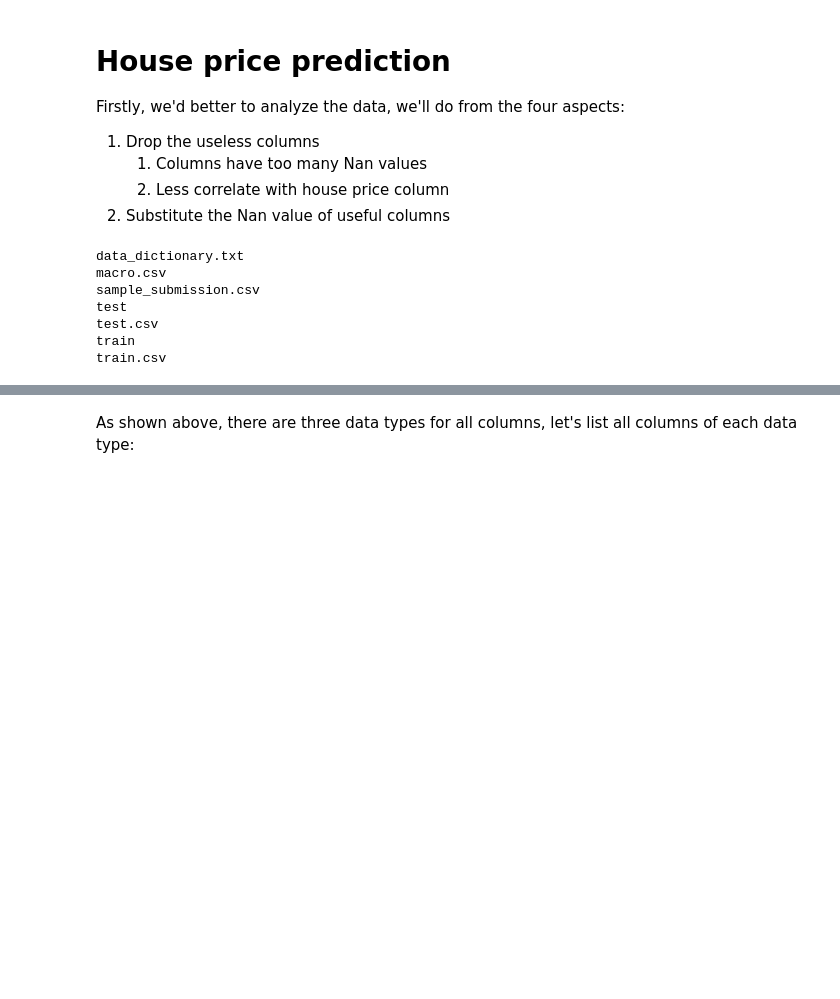
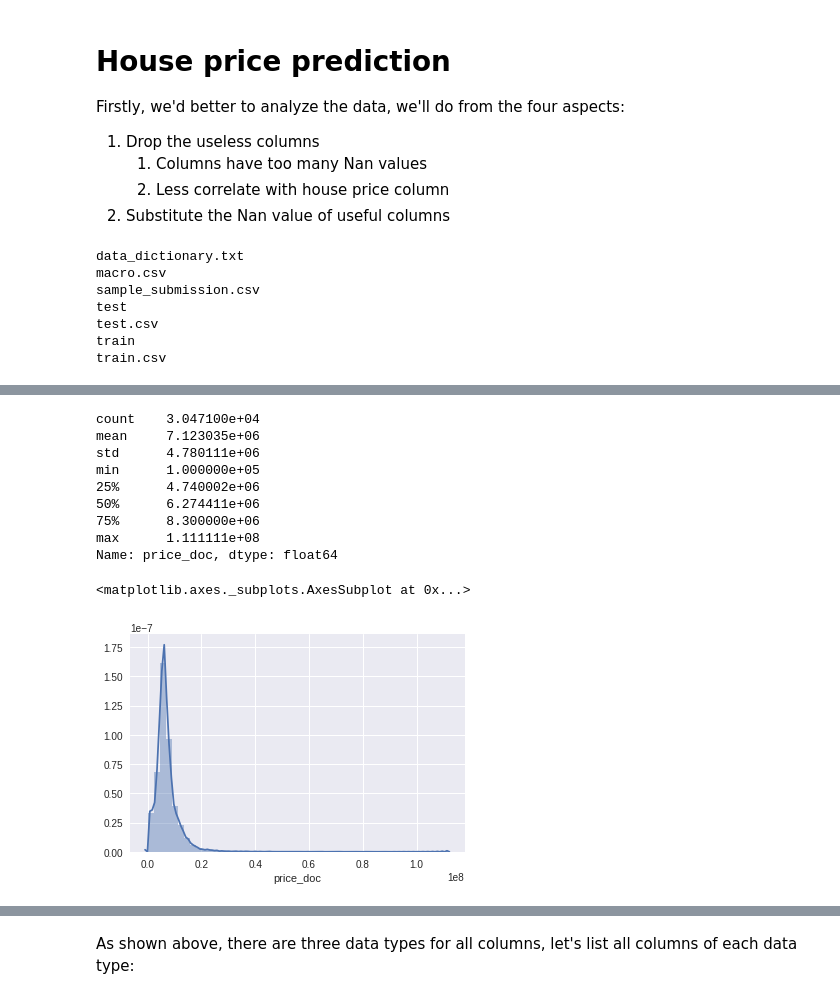
Before and after one commit to xingjun415/SberbankRussianHousingMarket, a Jupyter notebook: working/notebook.ipynb, the cells around one changed output, grey strips where cells are left out. Cells and saved outputs as stored; diff of their text form; code cells hidden in the pictures; blank space fills up the shorter version.

```diff
--- a/working/notebook.ipynb
+++ b/working/notebook.ipynb
@@ -42,0 +38,5 @@ train_dataset_org.head()
+# %%
+train_dataset = pd.read_csv("../input/train.csv", parse_dates=['timestamp'])
+test_dataset = pd.read_csv("../input/test.csv", parse_dates=['timestamp'])
+macro_dataset = pd.read_csv("../input/macro.csv", parse_dates=['timestamp'])
+train_dataset.head()
@@ -42,0 +62,15 @@ train_dataset_org.head()
+# %%
+print(train_dataset['price_doc'].describe())
+sns.distplot(train_dataset['price_doc'])
+# %% [output]
+count    3.047100e+04
+mean     7.123035e+06
+std      4.780111e+06
+min      1.000000e+05
+25%      4.740002e+06
+50%      6.274411e+06
+75%      8.300000e+06
+max      1.111111e+08
+Name: price_doc, dtype: float64
+<matplotlib.axes._subplots.AxesSubplot at 0x...>
+[figure, added]
```
Also changed, not shown: parts of 20 cells of this notebook.
